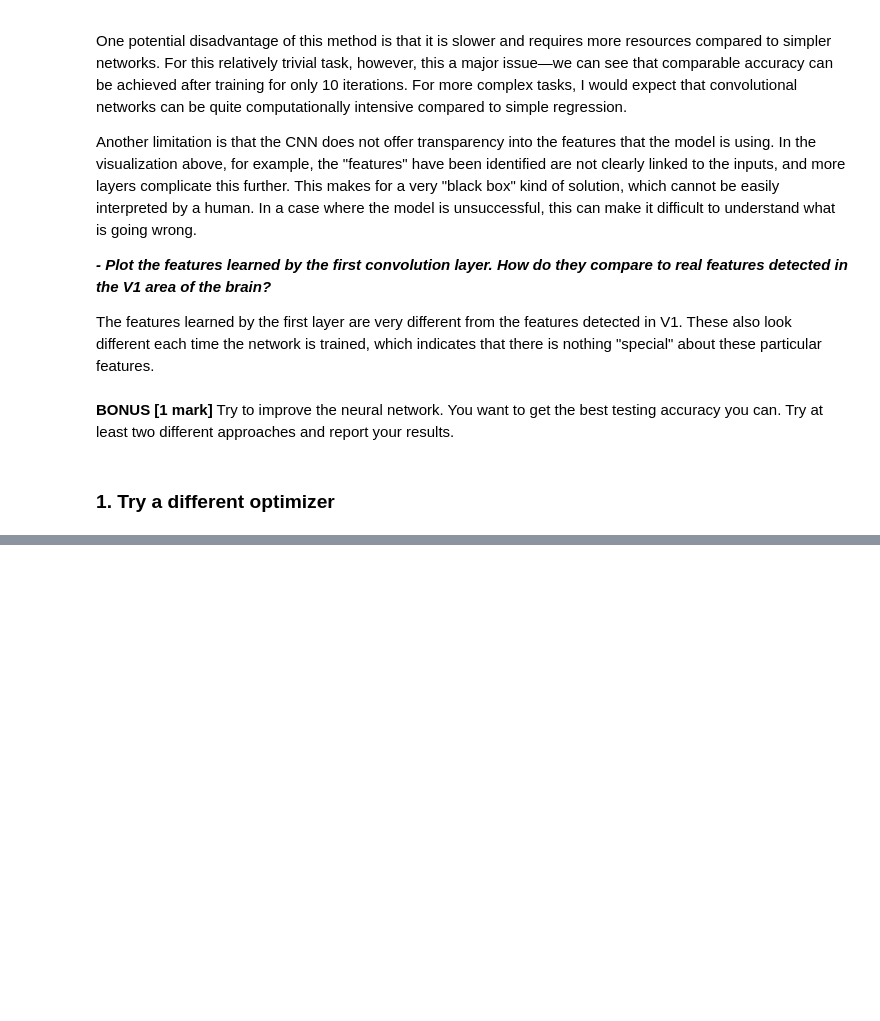
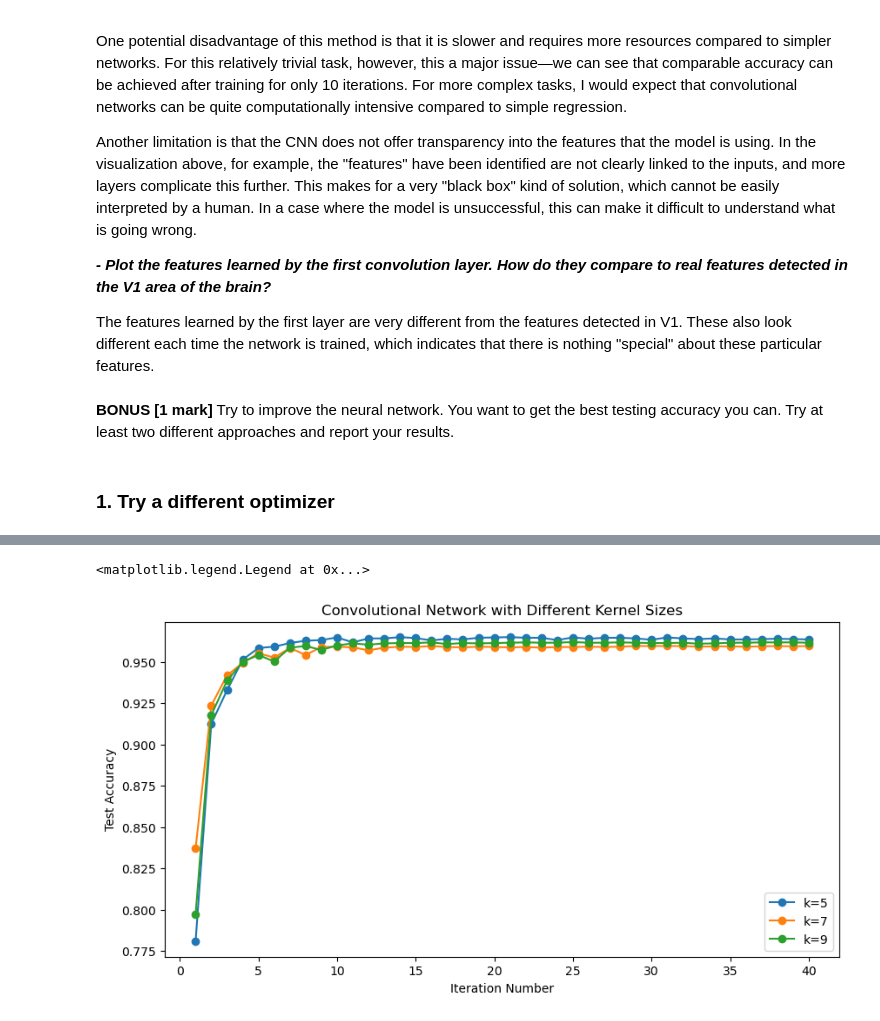
Before and after one commit to kateharvey/SYDE552, a Jupyter notebook: Assignments/20829173-syde552-assignment2.ipynb, the cells around one changed output, grey strips where cells are left out. Drawn from its saved outputs; the diff is of its cells as text; code cells hidden in the pictures; blank space fills up the shorter version.

```diff
--- a/Assignments/20829173-syde552-assignment2.ipynb
+++ b/Assignments/20829173-syde552-assignment2.ipynb
@@ -920,0 +899,18 @@ The result above shows that a learning rate between 10E-4 and 10E-3 results in t
+# %%
+# train for 40 iterations, plot train and test accuracy over time:
+kernel_sizes = [5, 7, 9]
+padding = [0, 1, 2]
+train = np.zeros((3, 40))
+test = np.zeros((3, 40))
+
+for k in range(len(kernel_sizes)):
+    print(f'Kernel size: {kernel_sizes[k]}, Padding: {padding[k]}')
+    temp_train = []
+    temp_test = []
+    network = ConvNet2(k=kernel_sizes[k], p=padding[k])
+    optimizer = torch.optim.SGD(network.parameters(), lr=LR, momentum=MOMENTUM)
+    for i in range(40):
+        continue_training(temp_train, temp_test)
+
+    train[k] += np.array(temp_train)
+    test[k] += np.array(temp_test)
@@ -920,0 +940,14 @@ The result above shows that a learning rate between 10E-4 and 10E-3 results in t
+# %%
+# plot train and test accuracy vs. iteration:
+fig, ax = plt.subplots(figsize=(10,5))
+iteration = np.linspace(1, 40, 40)
+ax.plot(iteration, test[0], 'o-', label='k=5')
+ax.plot(iteration, test[1], 'o-', label='k=7')
+ax.plot(iteration, test[2], 'o-', label='k=9')
+ax.set_title('Convolutional Network with Different Kernel Sizes')
+ax.set_xlabel('Iteration Number')
+ax.set_ylabel('Test Accuracy')
+ax.legend()
+# %% [output]
+<matplotlib.legend.Legend at 0x...>
+[figure, added]
```
Also changed, not shown: parts of 18 cells of this notebook.
